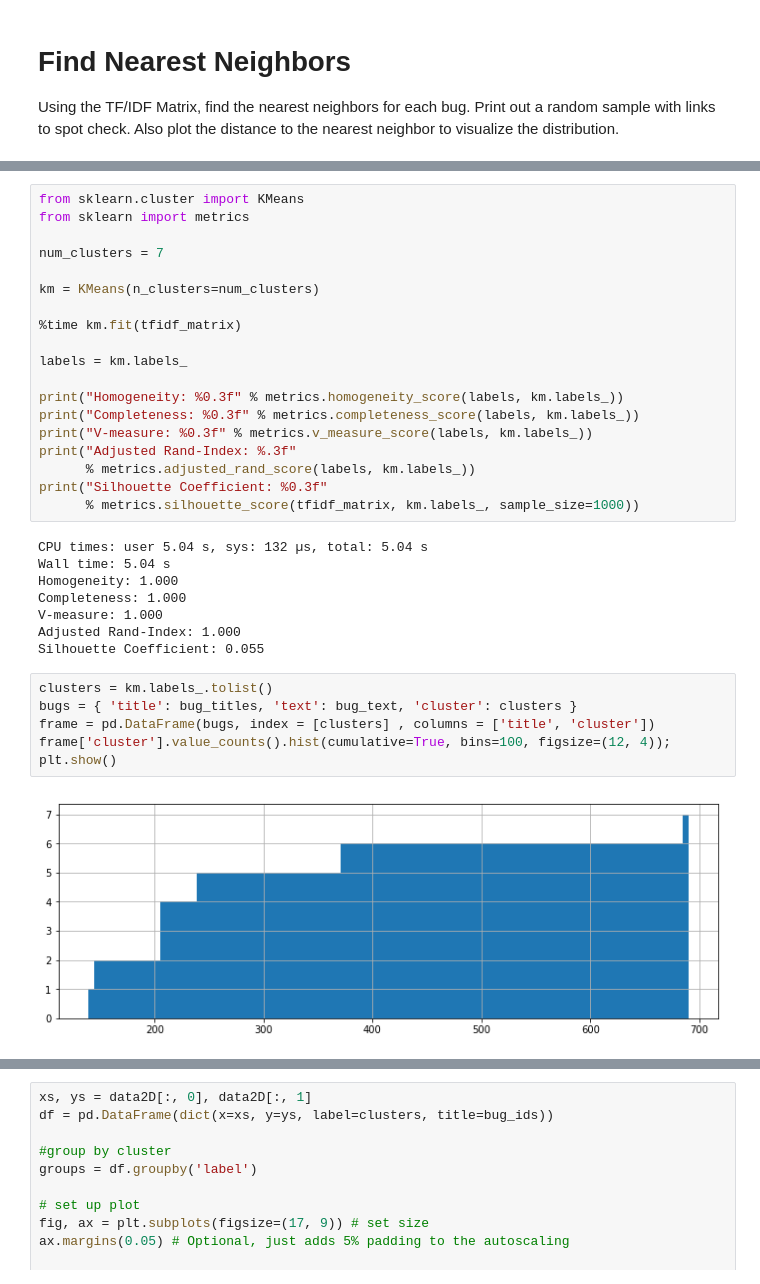
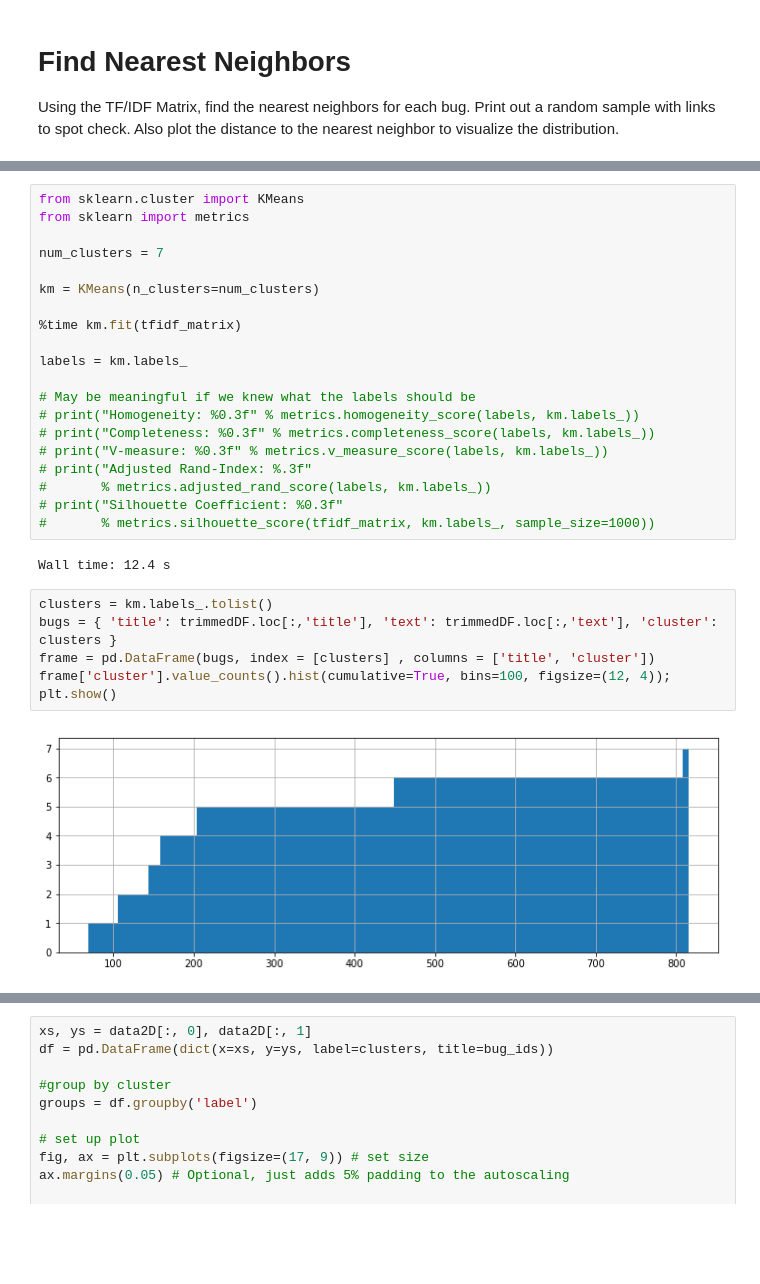
Before and after one commit to HSV-AI/bug-analysis, a Jupyter notebook: Papyrus Bugzilla Analysis.ipynb, the cells around one changed output, grey strips where cells are left out. Saved outputs shown, nothing was run; the diff lists cells and outputs as text; blank space fills up the shorter version.

```diff
--- a/Papyrus Bugzilla Analysis.ipynb
+++ b/Papyrus Bugzilla Analysis.ipynb
@@ -407,29 +398,24 @@ km = KMeans(n_clusters=num_clusters)
 
 labels = km.labels_
 
-print("Homogeneity: %0.3f" % metrics.homogeneity_score(labels, km.labels_))
-print("Completeness: %0.3f" % metrics.completeness_score(labels, km.labels_))
-print("V-measure: %0.3f" % metrics.v_measure_score(labels, km.labels_))
-print("Adjusted Rand-Index: %.3f"
-      % metrics.adjusted_rand_score(labels, km.labels_))
-print("Silhouette Coefficient: %0.3f"
-      % metrics.silhouette_score(tfidf_matrix, km.labels_, sample_size=1000))
+# May be meaningful if we knew what the labels should be
+# print("Homogeneity: %0.3f" % metrics.homogeneity_score(labels, km.labels_))
+# print("Completeness: %0.3f" % metrics.completeness_score(labels, km.labels_))
+# print("V-measure: %0.3f" % metrics.v_measure_score(labels, km.labels_))
+# print("Adjusted Rand-Index: %.3f"
+#       % metrics.adjusted_rand_score(labels, km.labels_))
+# print("Silhouette Coefficient: %0.3f"
+#       % metrics.silhouette_score(tfidf_matrix, km.labels_, sample_size=1000))
 # %% [output]
-CPU times: user 5.04 s, sys: 132 µs, total: 5.04 s
-Wall time: 5.04 s
-Homogeneity: 1.000
-Completeness: 1.000
-V-measure: 1.000
-Adjusted Rand-Index: 1.000
-Silhouette Coefficient: 0.055
+Wall time: 12.4 s
 # %%
 clusters = km.labels_.tolist()
-bugs = { 'title': bug_titles, 'text': bug_text, 'cluster': clusters }
+bugs = { 'title': trimmedDF.loc[:,'title'], 'text': trimmedDF.loc[:,'text'], 'cluster': clusters }
 frame = pd.DataFrame(bugs, index = [clusters] , columns = ['title', 'cluster'])
 frame['cluster'].value_counts().hist(cumulative=True, bins=100, figsize=(12, 4));
 plt.show()
 # %% [output]
-[figure, old version]
+[figure, new version]
 # %%
 print("Top term per cluster:")
 print()
```
Also changed, not shown: parts of 15 cells of this notebook.
